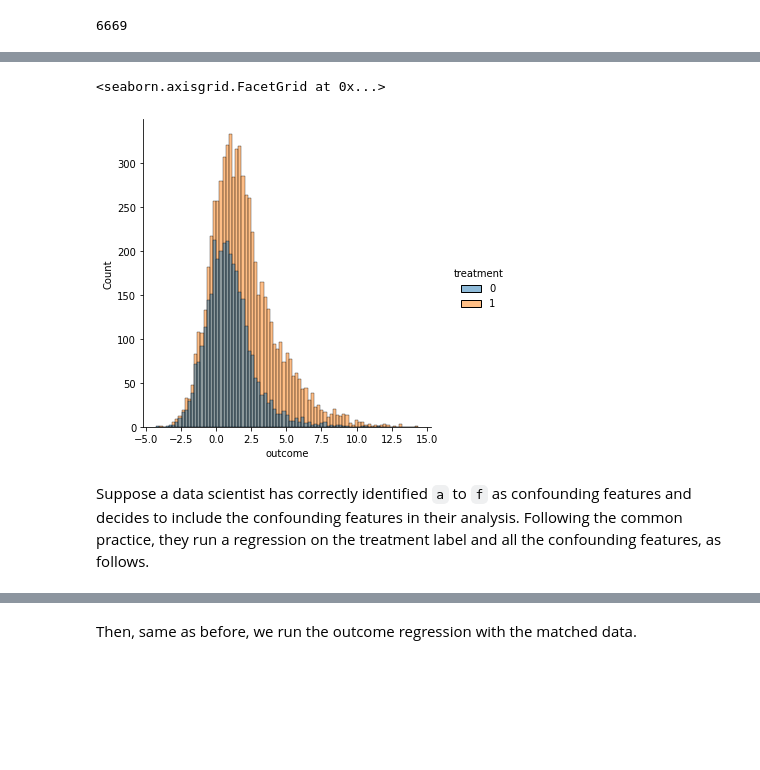
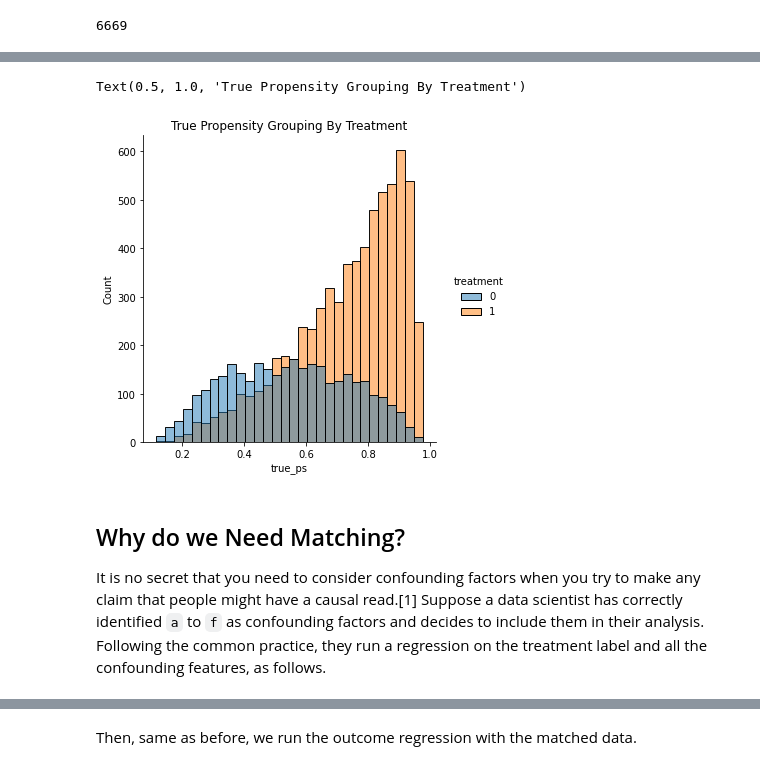
Before and after one commit to shichao-ma/propensity_score_matching_notebook, a Jupyter notebook: test_ignorability.ipynb, the cells around one changed output, grey strips where cells are left out. Saved outputs shown, nothing was run; the diff lists cells and outputs as text; code cells hidden in the pictures; blank space fills up the shorter version.

```diff
--- a/test_ignorability.ipynb
+++ b/test_ignorability.ipynb
@@ -93,8 +98,15 @@ sns.displot(df, x='true_ps', hue='treatment')
-# %%
-sns.displot(df, x='outcome', hue='treatment')
-# %% [output]
-<seaborn.axisgrid.FacetGrid at 0x...>
-[figure, removed]
+# %%
+import matplotlib.pyplot as plt
+import seaborn as sns
+
+sns.displot(df, x='true_ps', hue='treatment')
+plt.title("True Propensity Grouping By Treatment")
+# %% [output]
+Text(0.5, 1.0, 'True Propensity Grouping By Treatment')
+[figure, added]
 # %% [markdown]
-Suppose a data scientist has correctly identified `a` to `f` as confounding features and decides to include the confounding features in their analysis. Following the common practice, they run a regression on the treatment label and all the confounding features, as follows.
+## Why do we Need Matching?
+
+It is no secret that you need to consider confounding factors when you try to make any claim that people might have a causal read.[1]
+Suppose a data scientist has correctly identified `a` to `f` as confounding factors and decides to include them in their analysis. Following the common practice, they run a regression on the treatment label and all the confounding features, as follows.
 # %%
```
Also changed, not shown: parts of 58 cells of this notebook.
